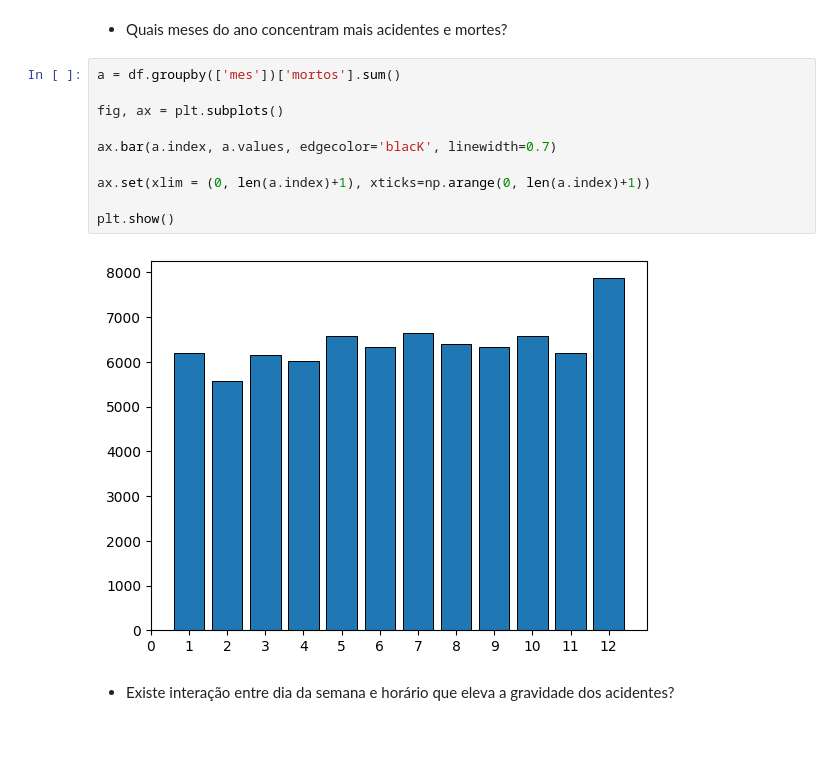
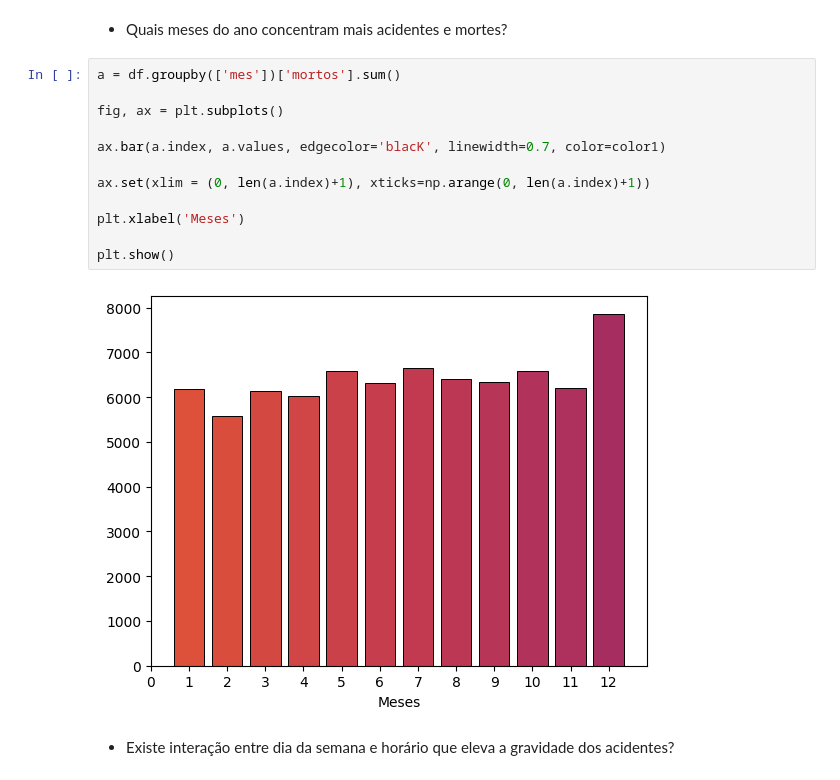
Before and after one commit to expeditow/acidentes-de-transito, a Jupyter notebook: analysis.ipynb, the cells around one changed output. Cells and saved outputs as stored; diff of their text form; blank space fills up the shorter version.

```diff
--- a/analysis.ipynb
+++ b/analysis.ipynb
@@ -151,15 +121,17 @@ plot_bar(a.index, a.values)
 # %%
 a = df.groupby(['mes'])['mortos'].sum()
 
 fig, ax = plt.subplots()
 
-ax.bar(a.index, a.values, edgecolor='blacK', linewidth=0.7)
+ax.bar(a.index, a.values, edgecolor='blacK', linewidth=0.7, color=color1)
 
 ax.set(xlim = (0, len(a.index)+1), xticks=np.arange(0, len(a.index)+1))
 
+plt.xlabel('Meses')
+
 plt.show()
 # %% [output]
-[figure, old version]
+[figure, new version]
 # %% [markdown]
 - Existe interação entre dia da semana e horário que eleva a gravidade dos acidentes?
 # %%
```
Also changed, not shown: parts of 64 cells of this notebook.
